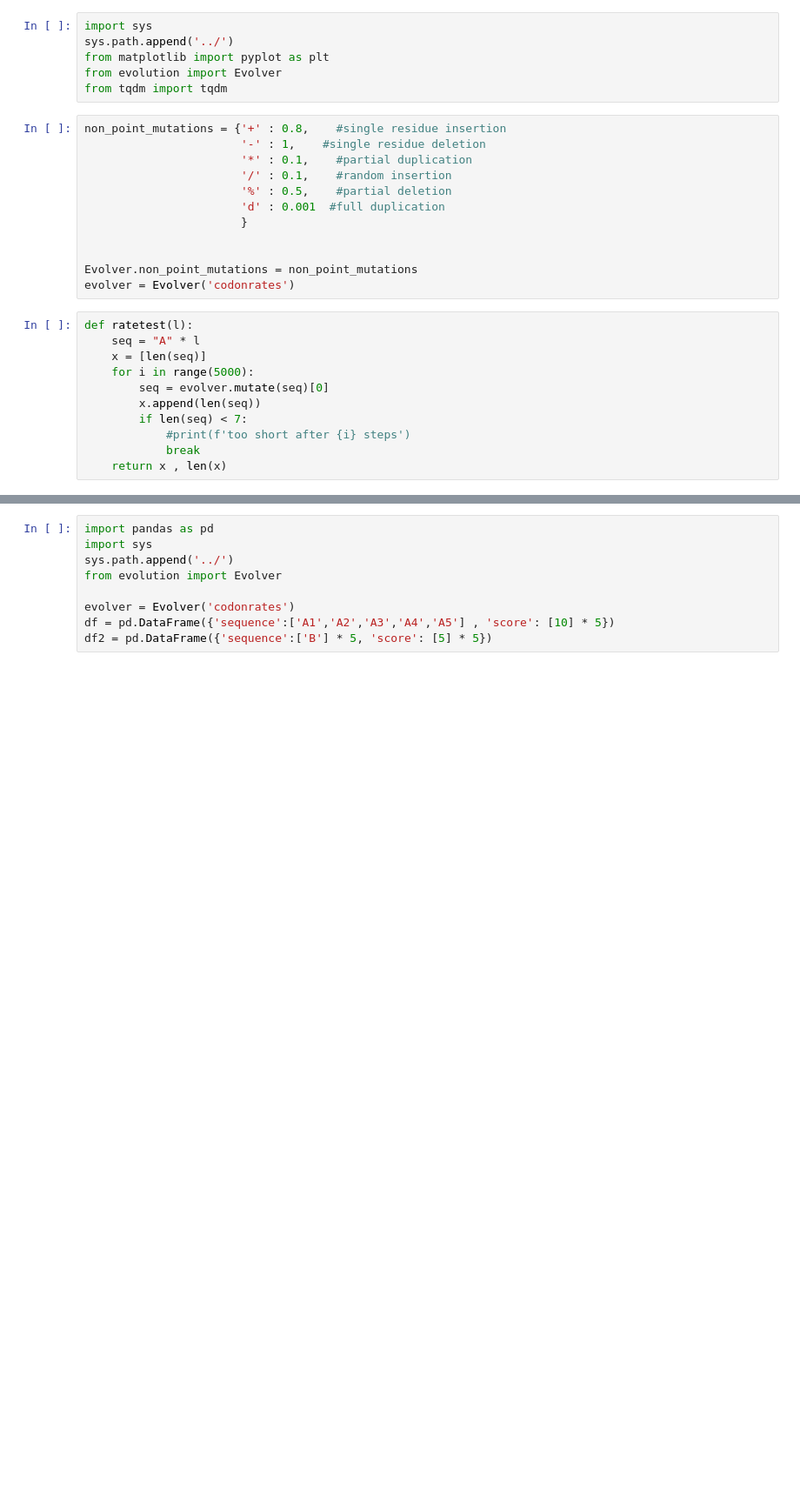
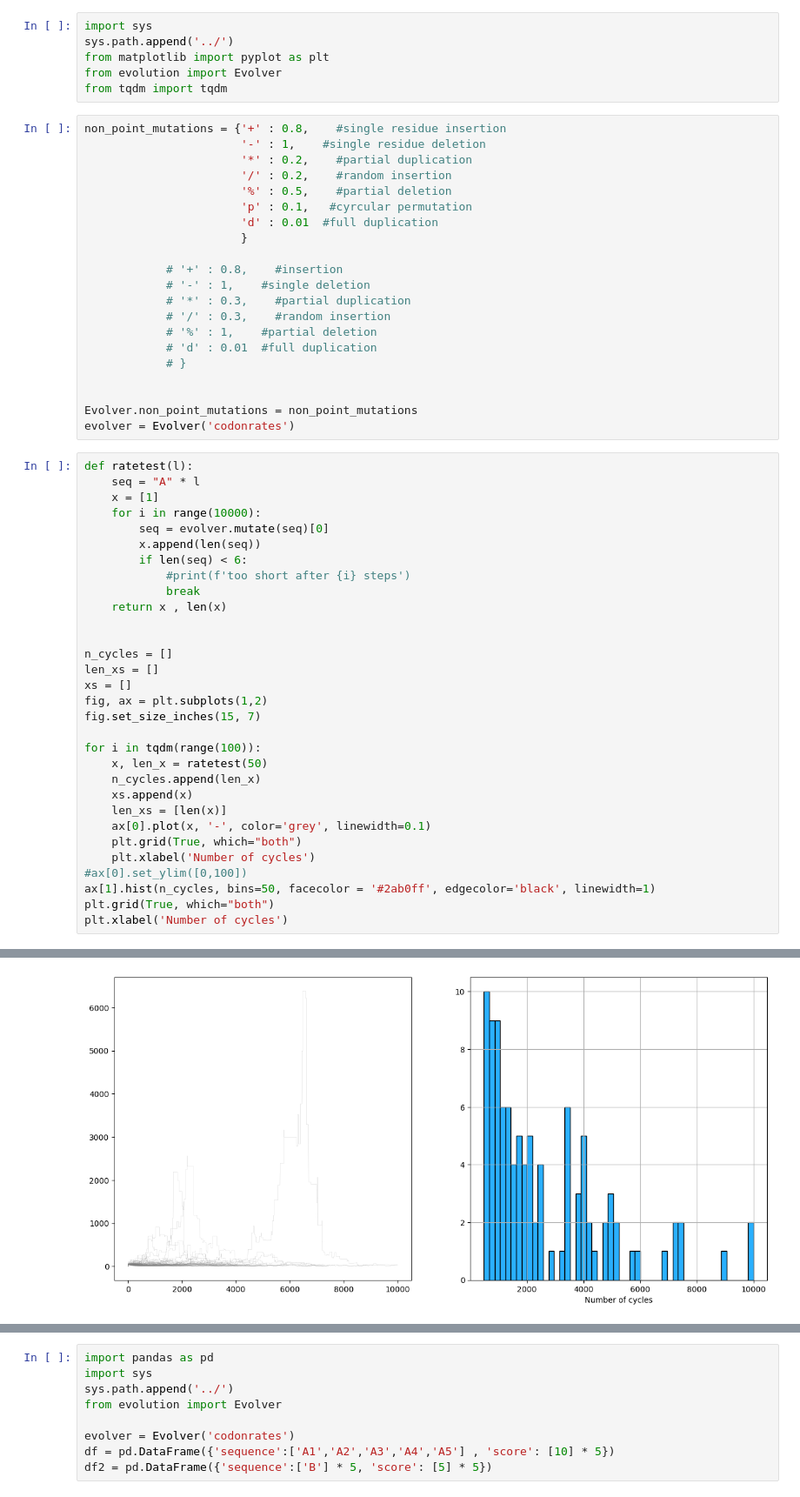
Before and after one commit to sahakyanhk/pfes, a Jupyter notebook: jupyter/ratetest.ipynb, the cells around one changed output, grey strips where cells are left out. Shown: that part at 87% size. Drawn from its saved outputs; the diff is of its cells as text; blank space fills up the shorter version.

```diff
--- a/jupyter/ratetest.ipynb
+++ b/jupyter/ratetest.ipynb
@@ -7,11 +7,20 @@ from tqdm import tqdm
 # %%
 non_point_mutations = {'+' : 0.8,    #single residue insertion
                        '-' : 1,    #single residue deletion
-                       '*' : 0.1,    #partial duplication
-                       '/' : 0.1,    #random insertion
+                       '*' : 0.2,    #partial duplication
+                       '/' : 0.2,    #random insertion
                        '%' : 0.5,    #partial deletion
-                       'd' : 0.001  #full duplication
+                       'p' : 0.1,   #cyrcular permutation
+                       'd' : 0.01  #full duplication
                        }
+
+            # '+' : 0.8,    #insertion
+            # '-' : 1,    #single deletion
+            # '*' : 0.3,    #partial duplication
+            # '/' : 0.3,    #random insertion
+            # '%' : 1,    #partial deletion
+            # 'd' : 0.01  #full duplication
+            # }
 
 
 Evolver.non_point_mutations = non_point_mutations
@@ -19,11 +28,32 @@ evolver = Evolver('codonrates')
 # %%
 def ratetest(l):
     seq = "A" * l
-    x = [len(seq)]
-    for i in range(5000):
+    x = [1]
+    for i in range(10000):
         seq = evolver.mutate(seq)[0]
         x.append(len(seq))
-        if len(seq) < 7:
+        if len(seq) < 6:
             #print(f'too short after {i} steps')
             break
     return x , len(x)
+
+
+n_cycles = []
+len_xs = []
+xs = []
+fig, ax = plt.subplots(1,2)
+fig.set_size_inches(15, 7)
+
+for i in tqdm(range(100)):
+    x, len_x = ratetest(50)
+    n_cycles.append(len_x)
+    xs.append(x)
+    len_xs = [len(x)]
+    ax[0].plot(x, '-', color='grey', linewidth=0.1)
+    plt.grid(True, which="both")
+    plt.xlabel('Number of cycles')
+#ax[0].set_ylim([0,100])
+ax[1].hist(n_cycles, bins=50, facecolor = '#2ab0ff', edgecolor='black', linewidth=1)
+plt.grid(True, which="both")
+plt.xlabel('Number of cycles')
+# %% [output]
@@ -29,0 +61 @@ def ratetest(l):
+[figure, added]
```
Also changed, not shown: parts of 2 cells of this notebook, 5 other files.
